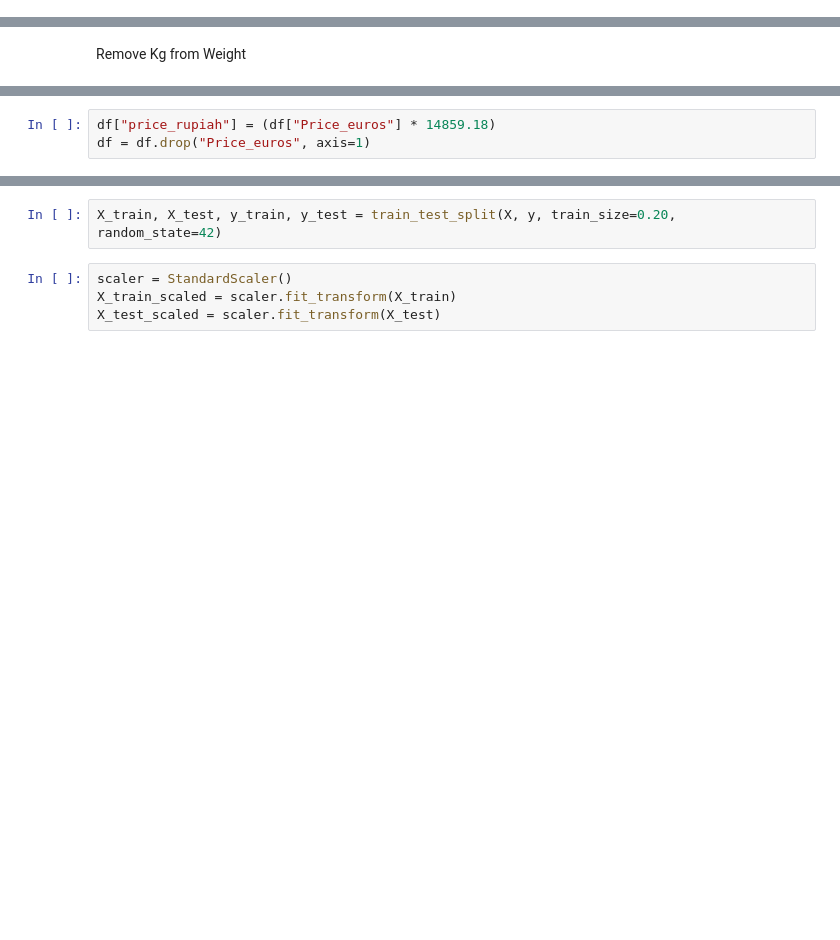
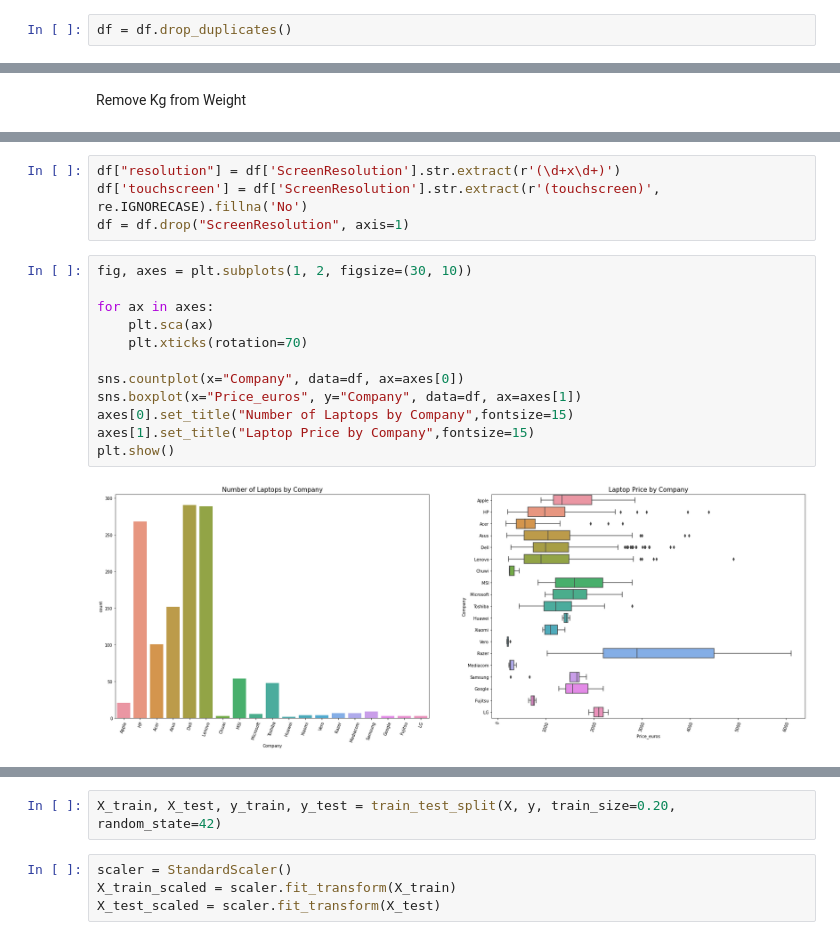
Before and after one commit to trizkynoviandy/laptop-price-prediction, a Jupyter notebook: laptop_price_prediction.ipynb, the cells around one changed output, grey strips where cells are left out. Cells and saved outputs as stored; diff of their text form; blank space fills up the shorter version.

```diff
--- a/laptop_price_prediction.ipynb
+++ b/laptop_price_prediction.ipynb
@@ -45,3 +52,5 @@ df.head()
+# %%
+df = df.drop_duplicates()
 # %% [markdown]
 Remove GB from Ram
 # %%
@@ -73,3 +79,0 @@ Convert price to Indonesian Rupiah (IDR)
-# %%
-df["price_rupiah"] = (df["Price_euros"] * 14859.18)
-df = df.drop("Price_euros", axis=1)
@@ -91,0 +80,18 @@ for item in column:
+# %%
+df["resolution"] = df['ScreenResolution'].str.extract(r'(\d+x\d+)')
+df['touchscreen'] = df['ScreenResolution'].str.extract(r'(touchscreen)', re.IGNORECASE).fillna('No')
+df = df.drop("ScreenResolution", axis=1)
+# %%
+fig, axes = plt.subplots(1, 2, figsize=(30, 10))
+
+for ax in axes:
+    plt.sca(ax)
+    plt.xticks(rotation=70)
+
+sns.countplot(x="Company", data=df, ax=axes[0])
+sns.boxplot(x="Price_euros", y="Company", data=df, ax=axes[1])
+axes[0].set_title("Number of Laptops by Company",fontsize=15)
+axes[1].set_title("Laptop Price by Company",fontsize=15)
+plt.show()
+# %% [output]
+[figure, added]
```
Also changed, not shown: parts of 16 cells of this notebook.
